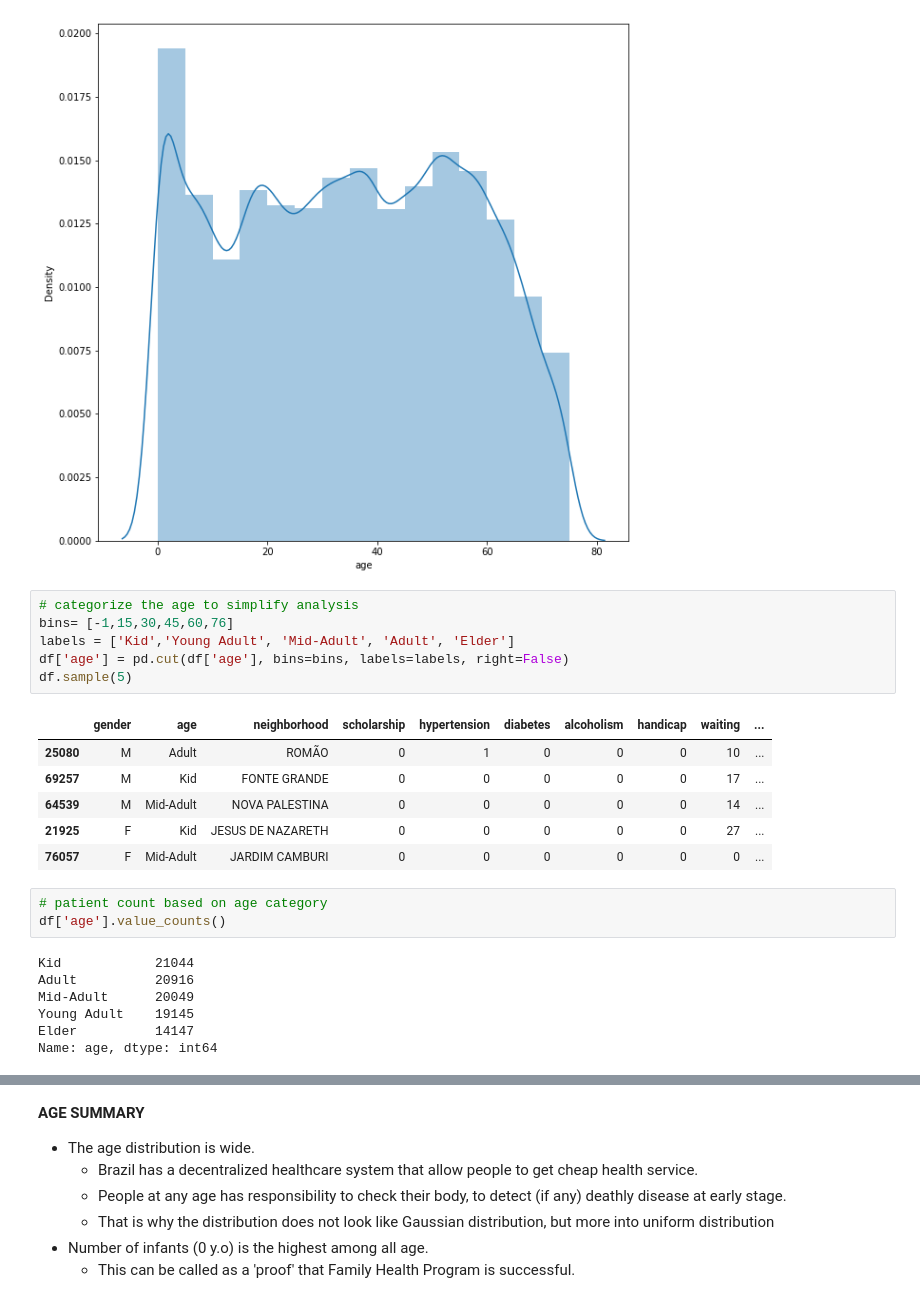
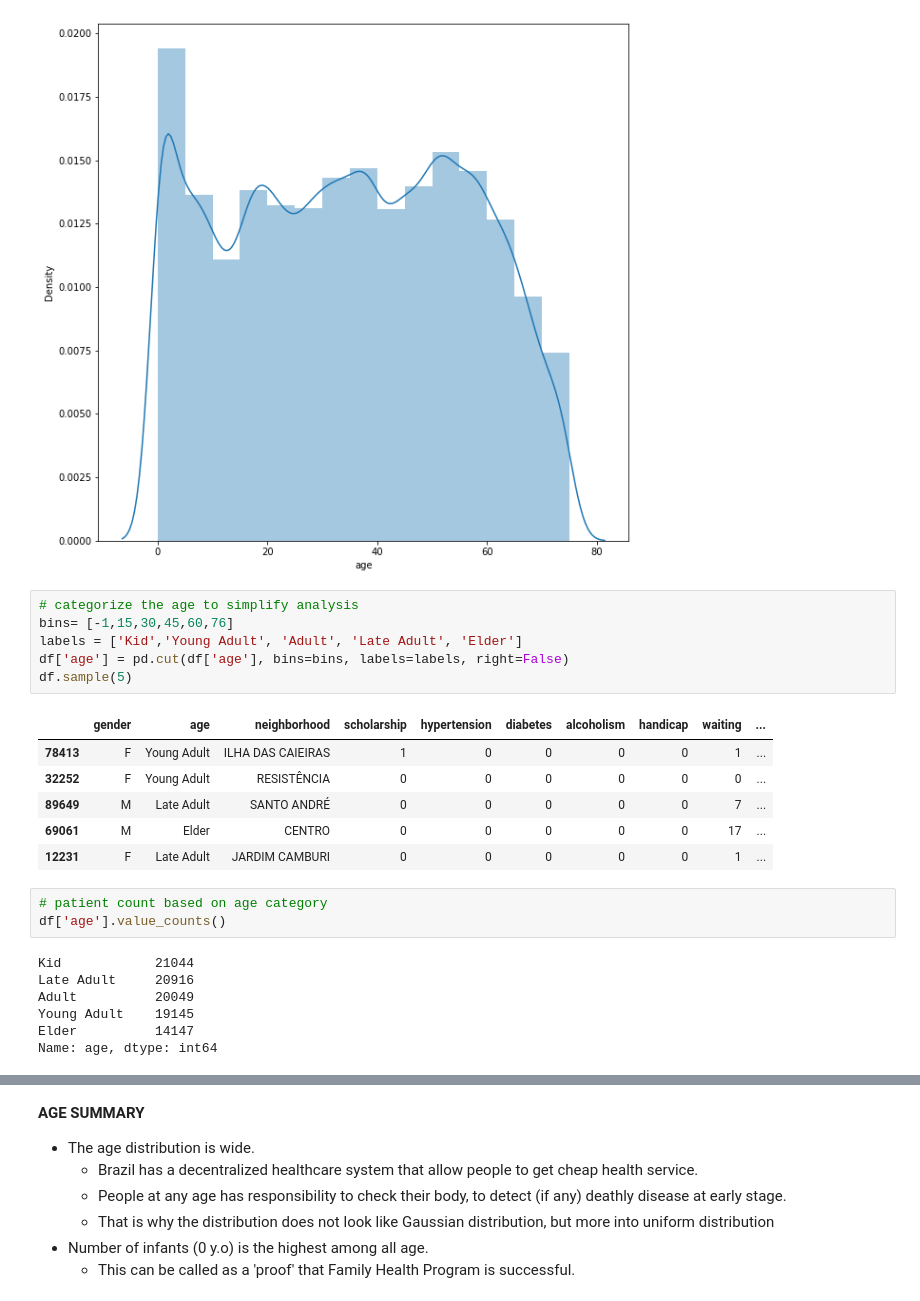
Before and after one commit to gloria-aprilia/Final-Project-JCDS10, a Jupyter notebook: 03 - exploratory_data_analysis.ipynb, the cells around one changed output, grey strips where cells are left out. Drawn from its saved outputs; the diff is of its cells as text.

```diff
--- a/03 - exploratory_data_analysis.ipynb
+++ b/03 - exploratory_data_analysis.ipynb
@@ -95,23 +95,23 @@ plt.show()
 # %%
 # categorize the age to simplify analysis
 bins= [-1,15,30,45,60,76]
-labels = ['Kid','Young Adult', 'Mid-Adult', 'Adult', 'Elder']
+labels = ['Kid','Young Adult', 'Adult', 'Late Adult', 'Elder']
 df['age'] = pd.cut(df['age'], bins=bins, labels=labels, right=False)
 df.sample(5)
 # %% [output]
 |  | gender | age | neighborhood | scholarship | hypertension | diabetes | alcoholism | handicap | waiting | ... |
-| 25080 | M | Adult | ROMÃO | 0 | 1 | 0 | 0 | 0 | 10 | ... |
-| 69257 | M | Kid | FONTE GRANDE | 0 | 0 | 0 | 0 | 0 | 17 | ... |
-| 64539 | M | Mid-Adult | NOVA PALESTINA | 0 | 0 | 0 | 0 | 0 | 14 | ... |
-| 21925 | F | Kid | JESUS DE NAZARETH | 0 | 0 | 0 | 0 | 0 | 27 | ... |
-| 76057 | F | Mid-Adult | JARDIM CAMBURI | 0 | 0 | 0 | 0 | 0 | 0 | ... |
+| 78413 | F | Young Adult | ILHA DAS CAIEIRAS | 1 | 0 | 0 | 0 | 0 | 1 | ... |
+| 32252 | F | Young Adult | RESISTÊNCIA | 0 | 0 | 0 | 0 | 0 | 0 | ... |
+| 89649 | M | Late Adult | SANTO ANDRÉ | 0 | 0 | 0 | 0 | 0 | 7 | ... |
+| 69061 | M | Elder | CENTRO | 0 | 0 | 0 | 0 | 0 | 17 | ... |
+| 12231 | F | Late Adult | JARDIM CAMBURI | 0 | 0 | 0 | 0 | 0 | 1 | ... |
 # %%
 # patient count based on age category
 df['age'].value_counts()
 # %% [output]
 Kid            21044
-Adult          20916
-Mid-Adult      20049
+Late Adult     20916
+Adult          20049
 Young Adult    19145
 Elder          14147
 Name: age, dtype: int64
```
Also changed, not shown: parts of 18 cells of this notebook, 6 other files.
